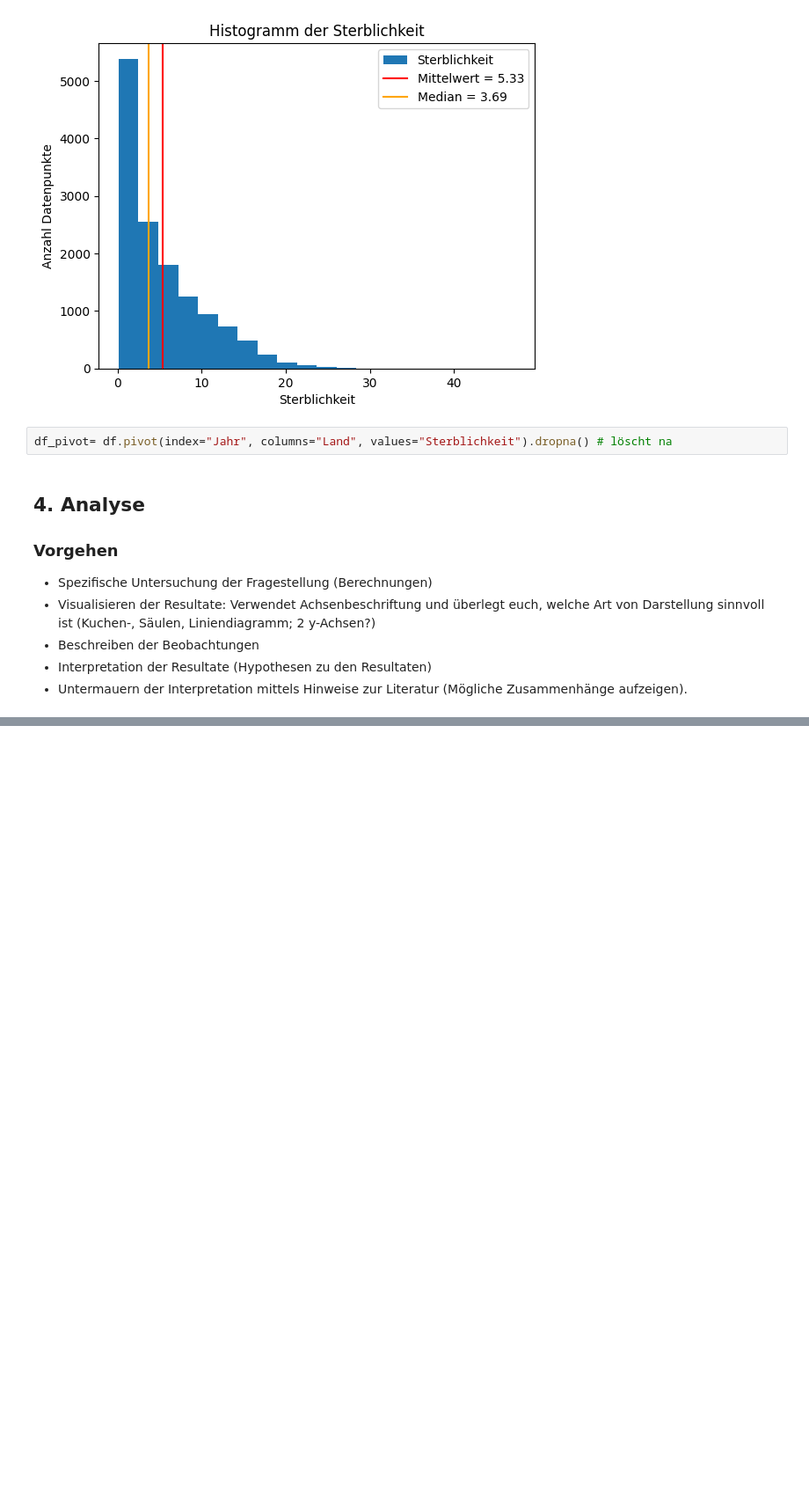
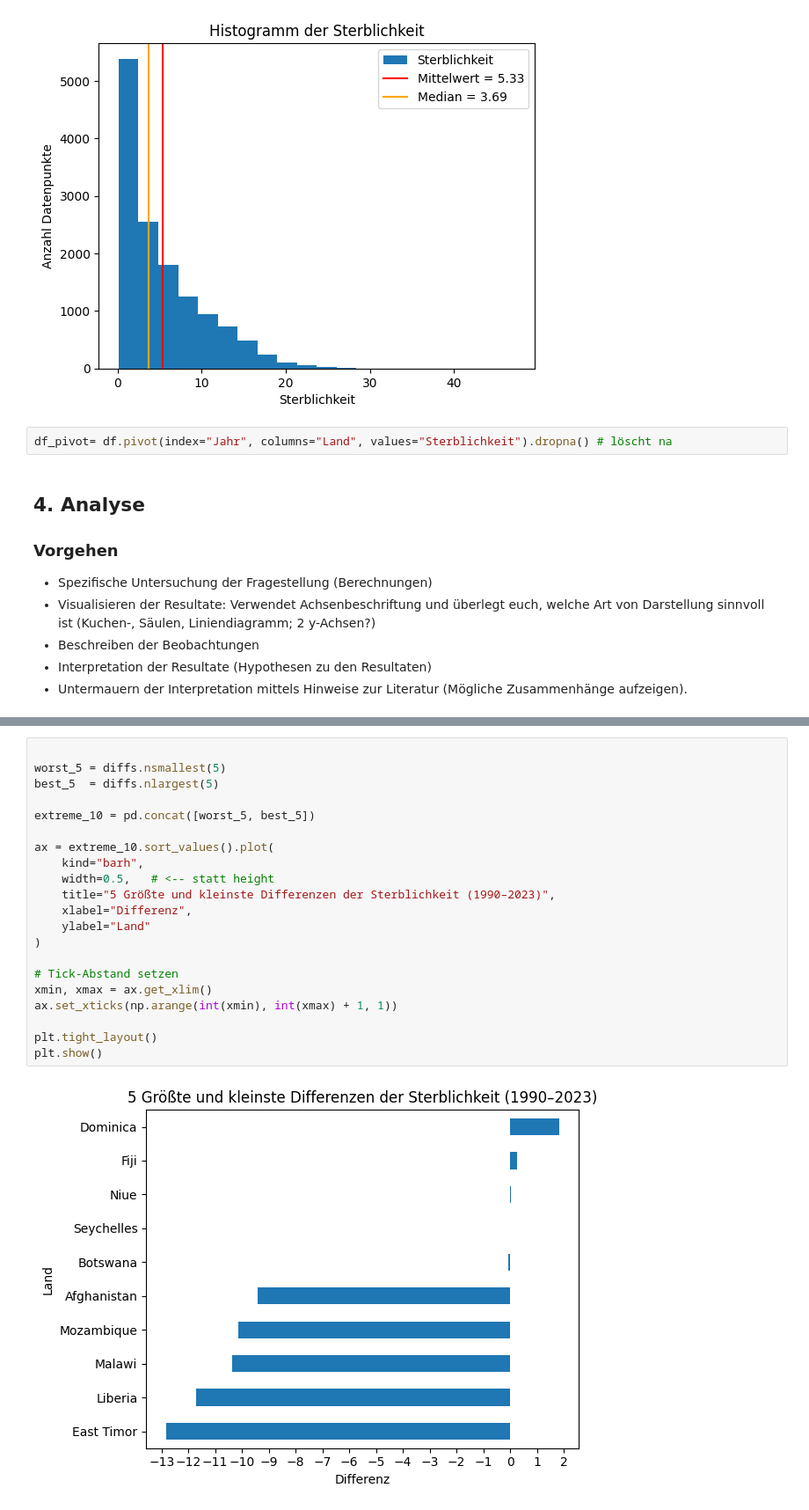
Before and after one commit to jemelie427/Leistungsnachweis-GitHub, a Jupyter notebook: Leistungsnachweis_Python_Säuglingssterblichkeit.ipynb, the cells around one changed output, grey strips where cells are left out. Shown at 88% size. Drawn from its saved outputs; the diff is of its cells as text; blank space fills up the shorter version.

```diff
--- a/Leistungsnachweis_Python_Säuglingssterblichkeit.ipynb
+++ b/Leistungsnachweis_Python_Säuglingssterblichkeit.ipynb
@@ -182,0 +213,23 @@ df_pivot= df.pivot(index="Jahr", columns="Land", values="Sterblichkeit").dropna(
+# %%
+
+worst_5 = diffs.nsmallest(5)
+best_5  = diffs.nlargest(5)
+
+extreme_10 = pd.concat([worst_5, best_5])
+
+ax = extreme_10.sort_values().plot(
+    kind="barh",
+    width=0.5,   # <-- statt height
+    title="5 Größte und kleinste Differenzen der Sterblichkeit (1990–2023)",
+    xlabel="Differenz",
+    ylabel="Land"
+)
+
+# Tick-Abstand setzen
+xmin, xmax = ax.get_xlim()
+ax.set_xticks(np.arange(int(xmin), int(xmax) + 1, 1))
+
+plt.tight_layout()
+plt.show()
+# %% [output]
+[figure, added]
```
Also changed, not shown: parts of 10 cells of this notebook.
